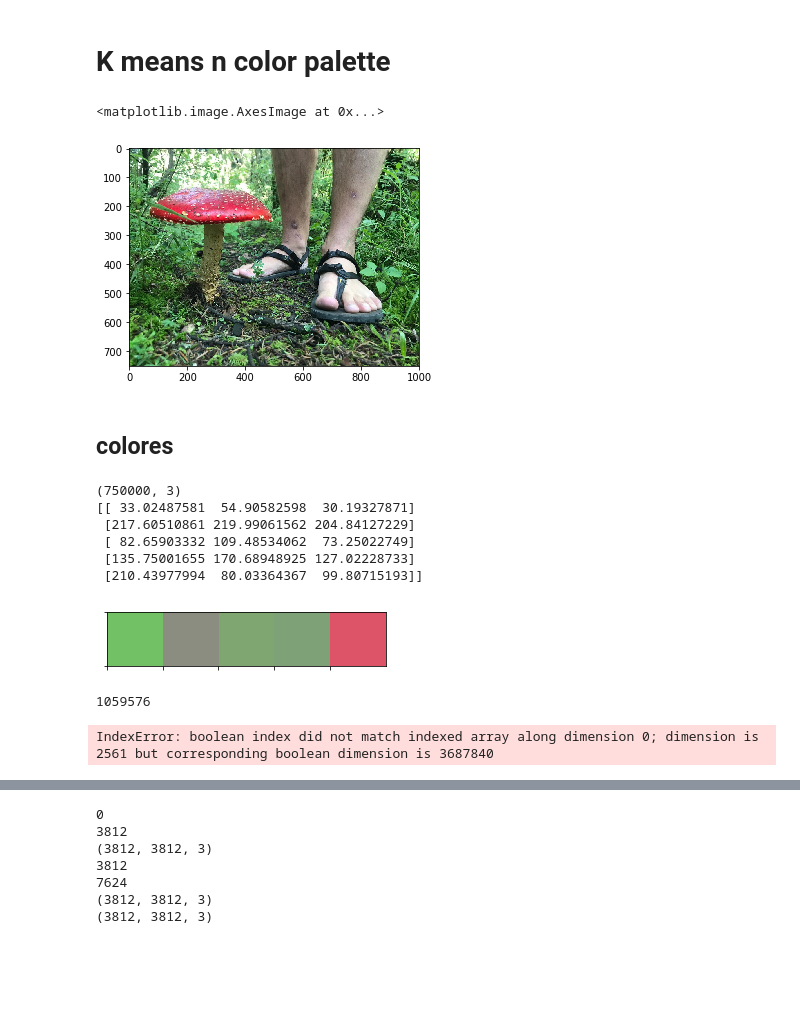
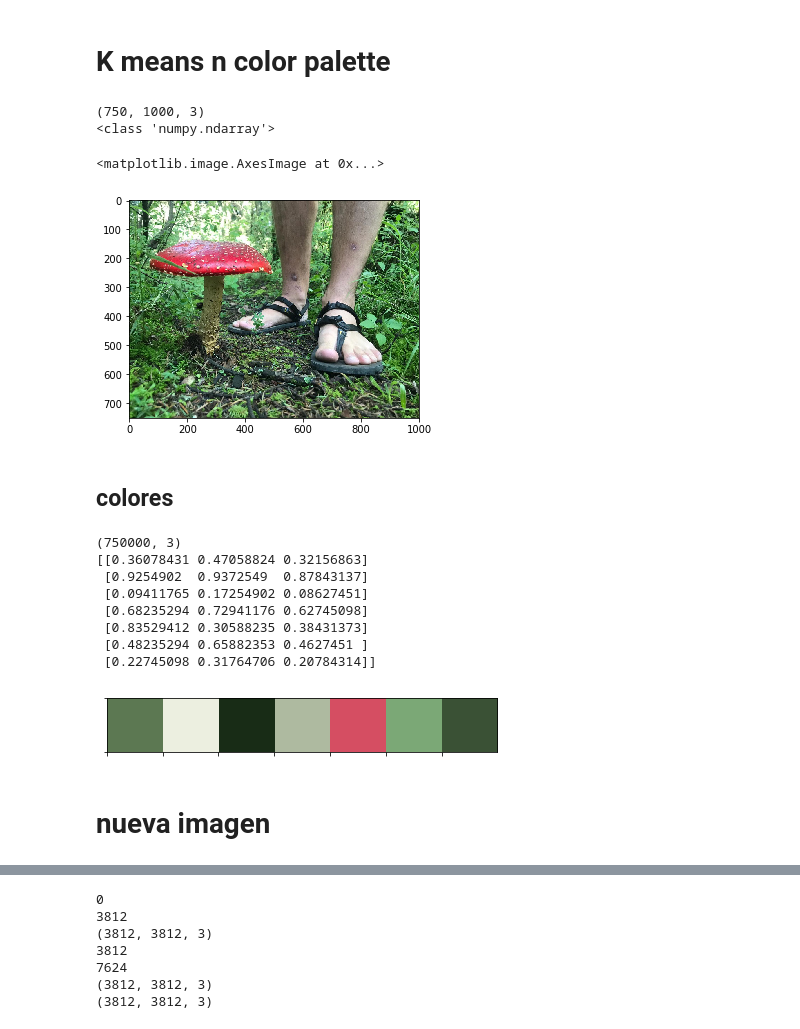
Before and after one commit to jeroaranda/notebooks, a Jupyter notebook: imageProcessing.ipynb, the cells around one changed output, grey strips where cells are left out. Cells and saved outputs as stored; diff of their text form; code cells hidden in the pictures; blank space fills up the shorter version.

Commit message:
added a new notebook and improve the image processing ones

```diff
--- a/imageProcessing.ipynb
+++ b/imageProcessing.ipynb
@@ -27,4 +40,8 @@ os.listdir()
 # %%
-img=misc.imread('C712DD03-E345-459E-928F-A9949A247E75-1000.jpg')
+img=misc.imread('../C712DD03-E345-459E-928F-A9949A247E75-1000.jpg')
+# get some important details, sizex, sisey.
+ysize=img.shape[0]
+xsize=img.shape[1]
+print(f'ysize: {ysize} and xsize {xsize}')
 plt.imshow(img)
 # %% [output]
@@ -170,48 +185,54 @@ a=slice_image_m(a,int(3456/20))
 # K means n color palette
 # %%
 #def color_palette(img,n=4):
-n=5
-ysize=img.shape[0]
-xsize=img.shape[1]
+n=7
+print(img.shape)
+
+print(type(img))
 new_img=np.reshape(img,(xsize*ysize,3))
 model=KMeans(n_clusters=n,random_state=42).fit(new_img)#verbose=1
 #sns.palplot(colors)
 plt.imshow(img, cmap=plt.cm.gray)
 #return model
 # %% [output]
-<matplotlib.image.AxesImage at 0x...>
+(750, 1000, 3)
+<class 'numpy.ndarray'>
+<matplotlib.image.AxesImage at 0x...>
 [figure]
 # %% [markdown]
 ## colores
 # %%
 colors=[]
 print(new_img.shape)
 for i in range(n):
-    colors.append(np.median(new_img[model.labels_==i],axis=0))
-    colors[i]=colors[i]/sum(colors[i])
+    colors.append((np.median(new_img[model.labels_==i],axis=0)))
+    colors[i]=colors[i]/255
     #new_img[model.labels_==i]=colors[i]
-colors=np.array(colors)*1.6
+colors=np.array(colors)
+#It could be scaled automatically by an optimizer.
+#for i in range(n):
+    #colors[i]=colors[i]/max(colors[i])
 sns.palplot(colors)
-print(model.cluster_centers_)
+print(colors)
 # %% [output]
 (750000, 3)
-[[ 33.02487581  54.90582598  30.19327871]
- [217.60510861 219.99061562 204.84127229]
- [ 82.65903332 109.48534062  73.25022749]
- [135.75001655 170.68948925 127.02228733]
- [210.43977994  80.03364367  99.80715193]]
+[[0.36078431 0.47058824 0.32156863]
+ [0.9254902  0.9372549  0.87843137]
+ [0.09411765 0.17254902 0.08627451]
+ [0.68235294 0.72941176 0.62745098]
+ [0.83529412 0.30588235 0.38431373]
+ [0.48235294 0.65882353 0.4627451 ]
+ [0.22745098 0.31764706 0.20784314]]
-[figure, old version]
+[figure, new version]
+# %% [markdown]
+# nueva imagen
 # %%
 # clusters from image.
-new_img=np.reshape()
-for i in range(n):
-    slicer=model.labels_==i
-    print(slicer.sum())
-    print(new_img[slicer].shape)
-    print(np.full((slicer.sum(),3), colors[i]).shape)
-
-new_img=np.reshape(new_img,(ysize,xsize,3))
-plt.imshow(new_img, cmap=plt.cm.gray)
+def nueva_imagen():
+    new_img=np.zeros((xsize*ysize,3))
+    new_colors=colors
+    for i in range(n):
+        slicer=model.labels_==i
+        new_img[slicer]=new_colors[i]
+    new_img=np.reshape(new_img,(ysize,xsize,3))
+    plt.imshow(new_img)
-# %% [output]
-1059576
-IndexError: boolean index did not match indexed array along dimension 0; dimension is 2561 but corresponding boolean dimension is 3687840
```
Also changed, not shown: parts of 20 cells of this notebook, 1 other file.
